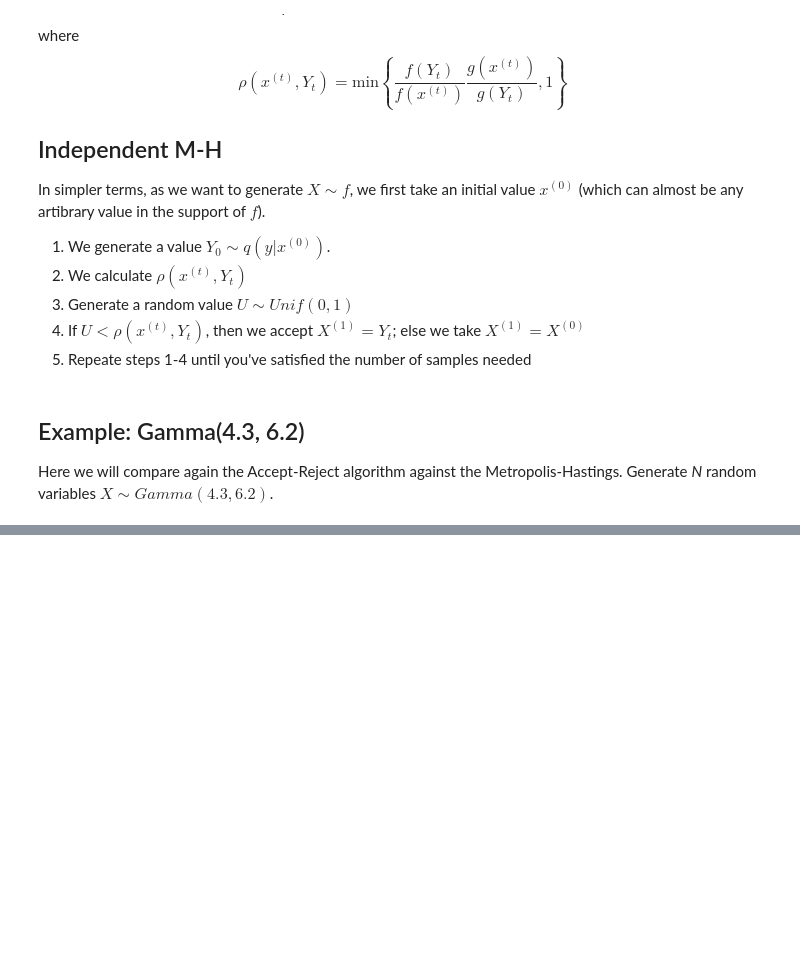
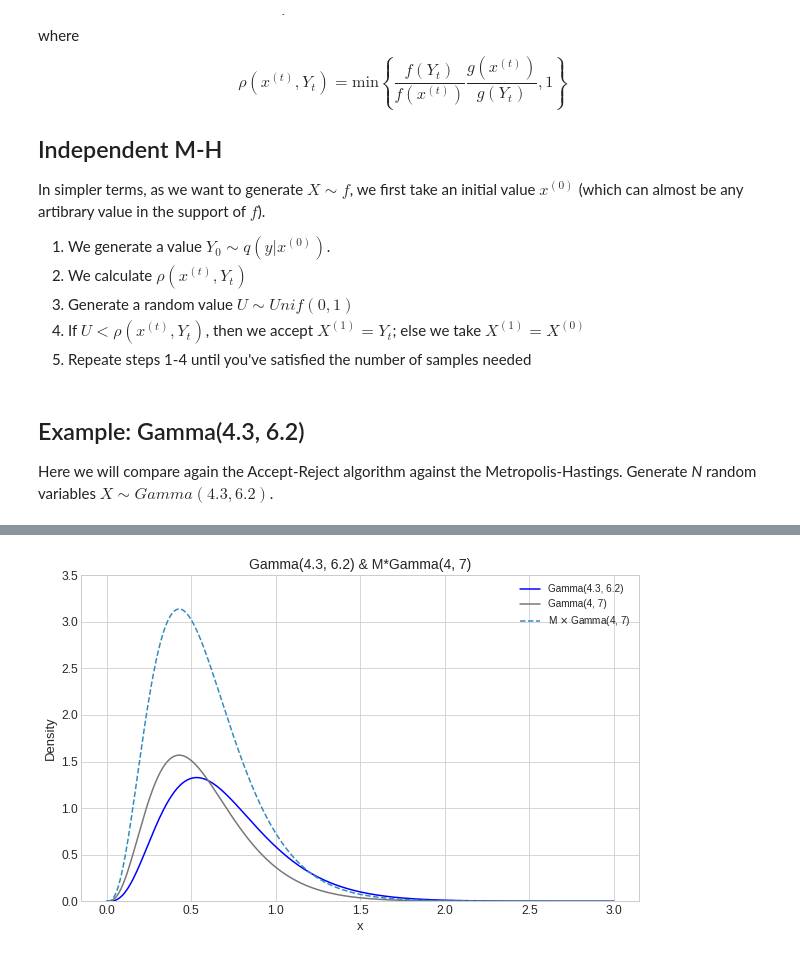
Before and after one commit to Johnnyboycurtis/MCMC, a Jupyter notebook: Module 6/notebook/6 Metropolis Hastings Algorithm.ipynb, the cells around one changed output, grey strips where cells are left out. Saved outputs shown, nothing was run; the diff lists cells and outputs as text; code cells hidden in the pictures; blank space fills up the shorter version.

```diff
--- a/Module 6/notebook/6 Metropolis Hastings Algorithm.ipynb
+++ b/Module 6/notebook/6 Metropolis Hastings Algorithm.ipynb
@@ -469,0 +296,13 @@ curve(expr = dgamma(x = x, shape = 4.3, rate = 6.2), from = 0, to = 2, add = TRU
+# %%
+## For accept-reject, we need to find a value for M
+## note: Scipy uses scale = 1/rate
+M = 2
+x = np.linspace(start=0, stop = 3, num=1000)
+p1 = plot(x, dgamma(x=x, a = 4.3, scale = 1/6.2), color = "blue", show=False) ## Gamma(4.3, 6.2)
+p2 = plot(x, dgamma(x=x, a = 4, scale = 1/7), show = False, color = 3) ## Gamma(4, 7)
+p3 = plot(x, M*dgamma(x=x, a = 4, scale = 1/7), title = "Gamma(4.3, 6.2) & M*Gamma(4, 7)",
+     ylim = (0, 3.5), linestyle="--", ylabel = "Density", show=False)
+plt.legend([p1, p2, p3], ["Gamma(4.3, 6.2)", "Gamma(4, 7)", r"M $\times$ Gamma(4, 7)"])
+plt.show()
+# %% [output]
+[figure, added]
```
Also changed, not shown: parts of 26 cells of this notebook.
